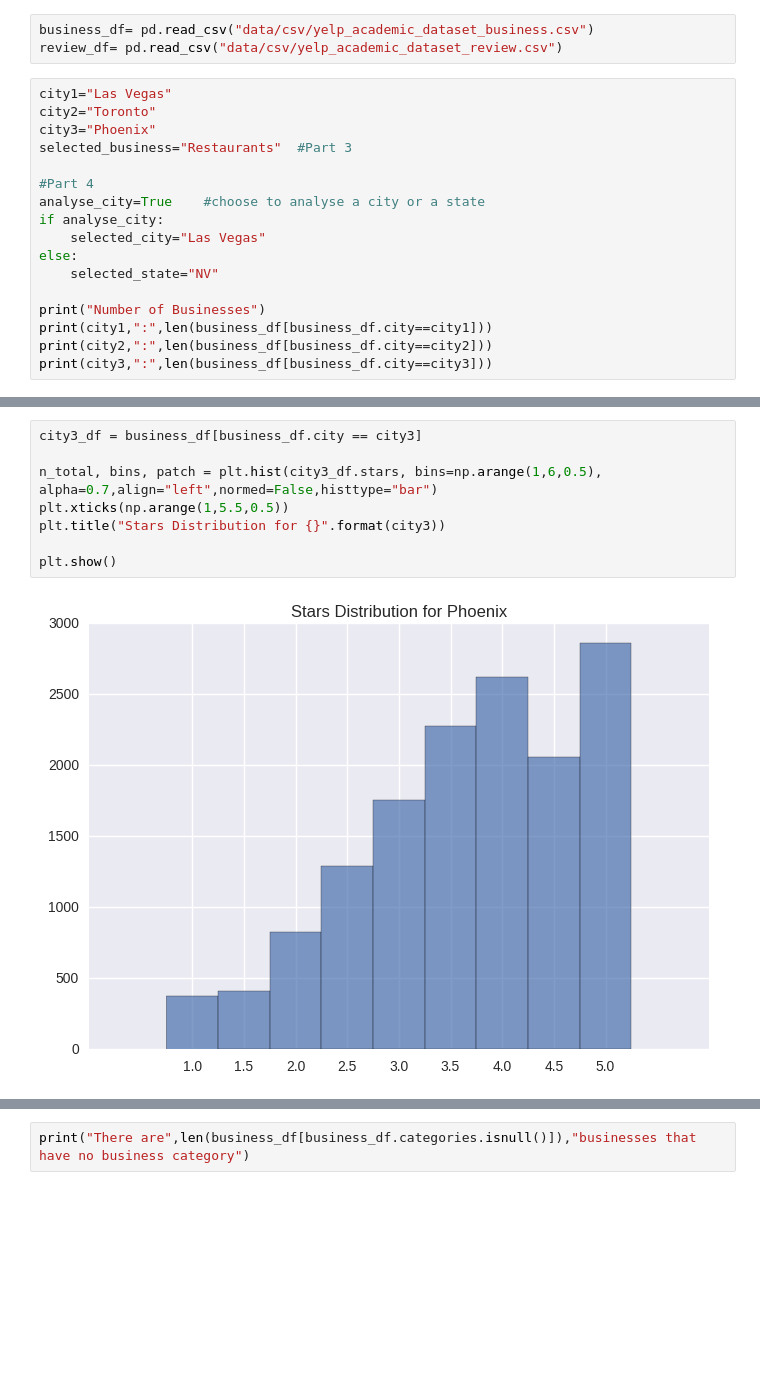
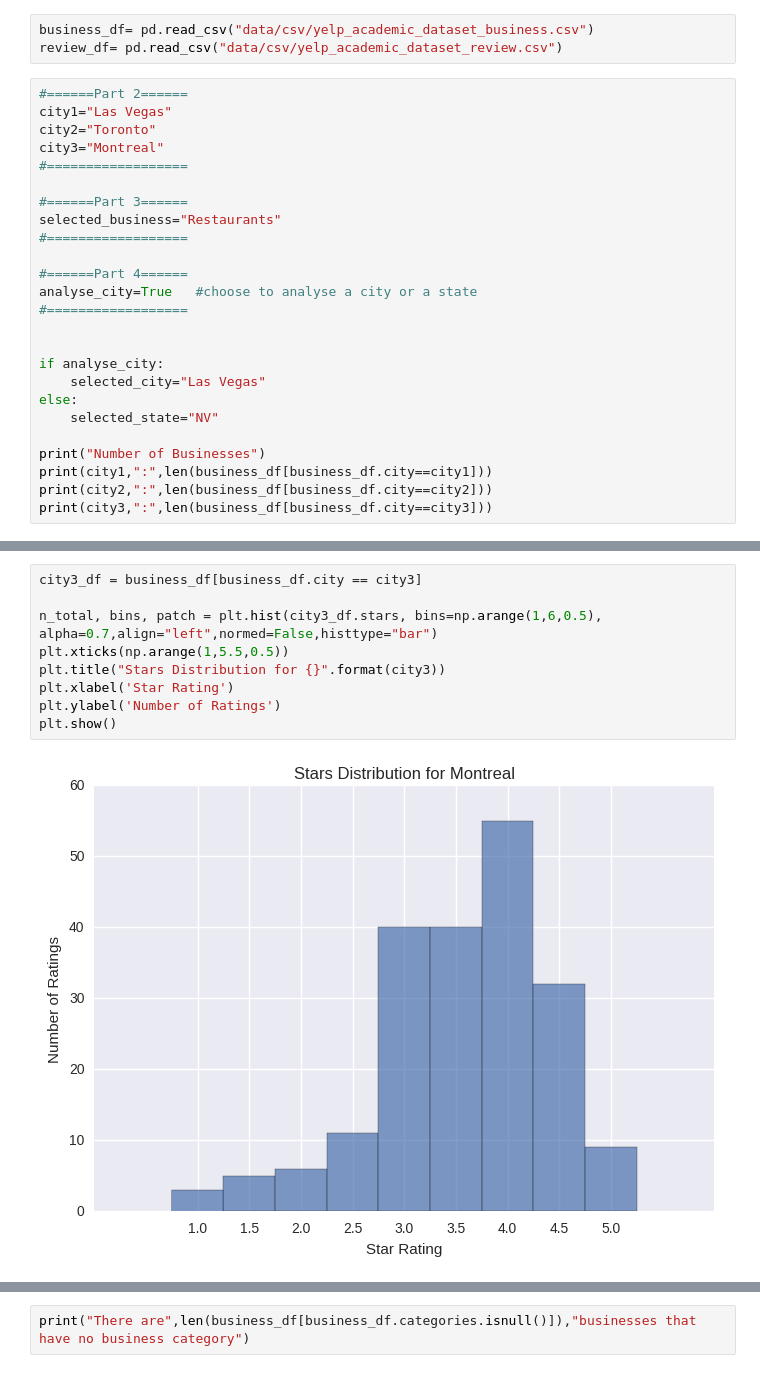
Before and after one commit to klimoka/COMPG011_group_project, a Jupyter notebook: Assi_1.ipynb, the cells around one changed output, grey strips where cells are left out. Drawn from its saved outputs; the diff is of its cells as text; blank space fills up the shorter version.

```diff
--- a/Assi_1.ipynb
+++ b/Assi_1.ipynb
@@ -15,13 +15,21 @@ import pylab
 business_df= pd.read_csv("data/csv/yelp_academic_dataset_business.csv")
 review_df= pd.read_csv("data/csv/yelp_academic_dataset_review.csv")
 # %%
+#======Part 2======
 city1="Las Vegas"
 city2="Toronto"
-city3="Phoenix"
-selected_business="Restaurants"  #Part 3
+city3="Montreal"
+#==================
 
-#Part 4
-analyse_city=True    #choose to analyse a city or a state
+#======Part 3======
+selected_business="Restaurants"
+#==================
+
+#======Part 4======
+analyse_city=True   #choose to analyse a city or a state
+#==================
+
+
 if analyse_city:
     selected_city="Las Vegas"
 else:
@@ -57,13 +69,14 @@ plt.show()
 # %%
 city3_df = business_df[business_df.city == city3]
 
 n_total, bins, patch = plt.hist(city3_df.stars, bins=np.arange(1,6,0.5), alpha=0.7,align="left",normed=False,histtype="bar")
 plt.xticks(np.arange(1,5.5,0.5))
 plt.title("Stars Distribution for {}".format(city3))
-
+plt.xlabel('Star Rating')
+plt.ylabel('Number of Ratings')
 plt.show()
 # %% [output]
-[figure, old version]
+[figure, new version]
 # %%
 stat_prop_stars_cities=pd.DataFrame({city1:list(scipy.stats.describe(city1_df.stars)),
                                      city2:list(scipy.stats.describe(city2_df.stars)),
```
Also changed, not shown: parts of 12 cells of this notebook.
